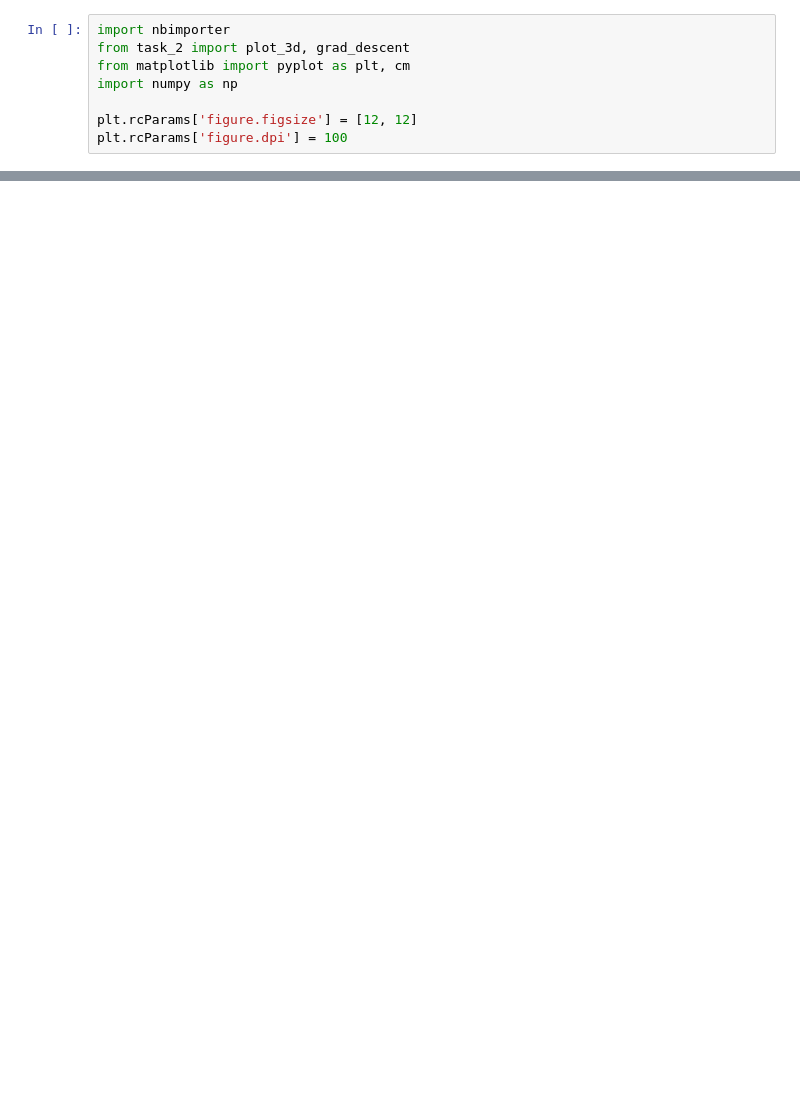
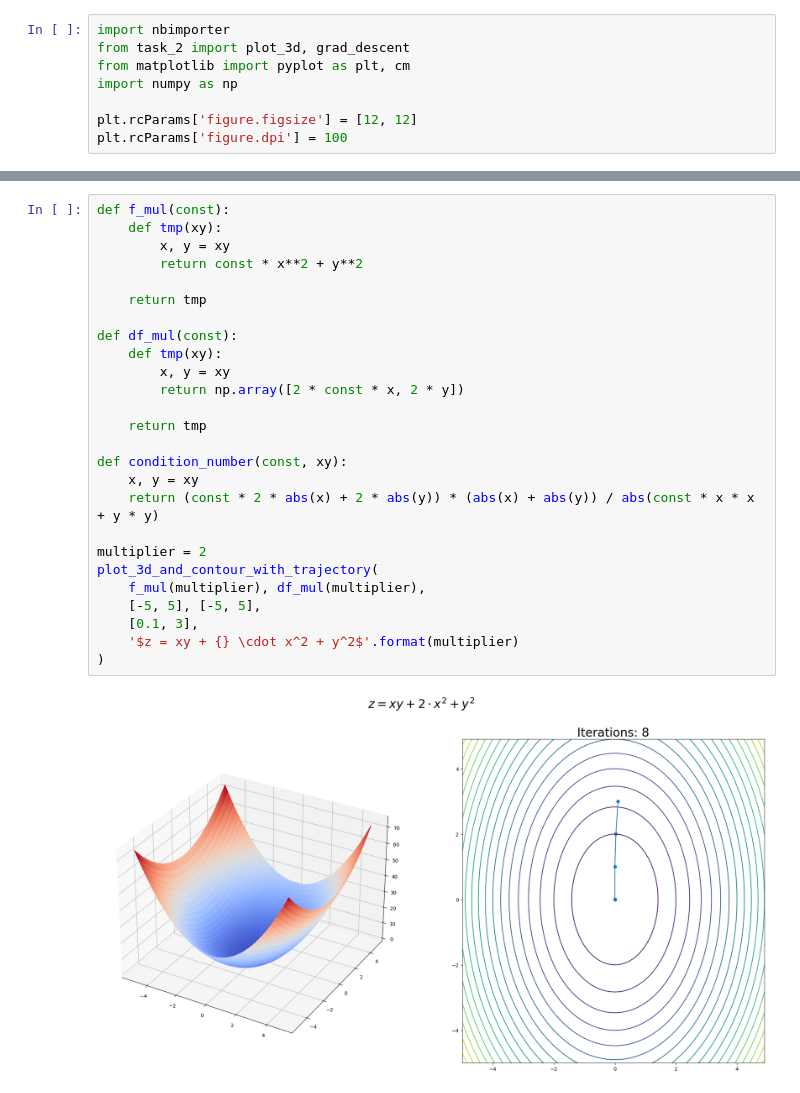
Before and after one commit to ars860/MO, a Jupyter notebook: task_3.ipynb, the cells around one changed output, grey strips where cells are left out. Drawn from its saved outputs; the diff is of its cells as text; blank space fills up the shorter version.

```diff
--- a/task_3.ipynb
+++ b/task_3.ipynb
@@ -43,0 +65,28 @@ plt.show()
+# %%
+def f_mul(const):
+    def tmp(xy):
+        x, y = xy
+        return const * x**2 + y**2
+
+    return tmp
+
+def df_mul(const):
+    def tmp(xy):
+        x, y = xy
+        return np.array([2 * const * x, 2 * y])
+
+    return tmp
+
+def condition_number(const, xy):
+    x, y = xy
+    return (const * 2 * abs(x) + 2 * abs(y)) * (abs(x) + abs(y)) / abs(const * x * x + y * y)
+
+multiplier = 2
+plot_3d_and_contour_with_trajectory(
+    f_mul(multiplier), df_mul(multiplier),
+    [-5, 5], [-5, 5],
+    [0.1, 3],
+    '$z = xy + {} \cdot x^2 + y^2$'.format(multiplier)
+)
+# %% [output]
+[figure, added]
```
Also changed, not shown: parts of 6 cells of this notebook, 1 other file.
